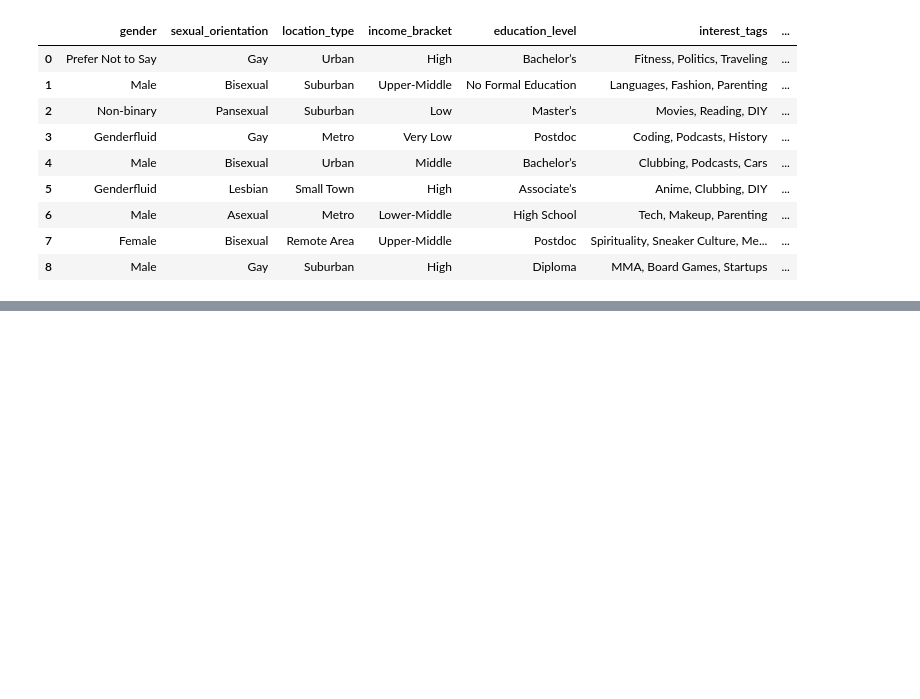
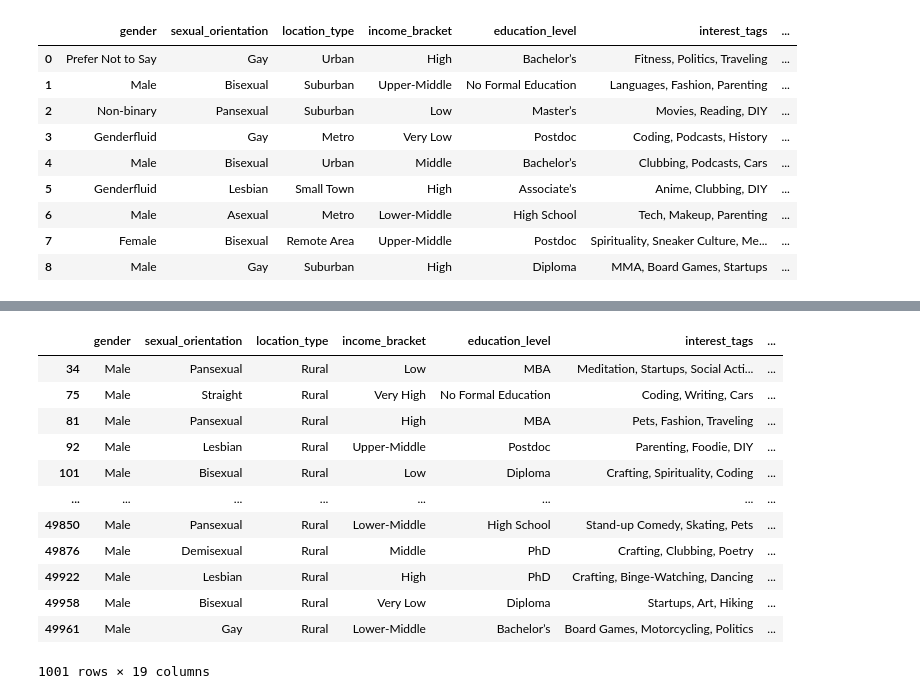
Before and after one commit to daksh-rajora/Gen-Ai, a Jupyter notebook: Machine Learning/PANDAS/DataFrame.ipynb, the cells around one changed output, grey strips where cells are left out. Drawn from its saved outputs; the diff is of its cells as text; code cells hidden in the pictures; blank space fills up the shorter version.

```diff
--- a/Machine Learning/PANDAS/DataFrame.ipynb
+++ b/Machine Learning/PANDAS/DataFrame.ipynb
@@ -690,0 +728,17 @@ df.iloc[0:9,0:7]
+# %%
+## Matches ---> Gender ---> Male,mutual_matches<20, location_type---> Rural
+df[(df['gender']=='Male') & (df['mutual_matches']<20) & (df['location_type']=='Rural')]
+# %% [output]
+|  | gender | sexual_orientation | location_type | income_bracket | education_level | interest_tags | ... |
+| 34 | Male | Pansexual | Rural | Low | MBA | Meditation, Startups, Social Acti... | ... |
+| 75 | Male | Straight | Rural | Very High | No Formal Education | Coding, Writing, Cars | ... |
+| 81 | Male | Pansexual | Rural | High | MBA | Pets, Fashion, Traveling | ... |
+| 92 | Male | Lesbian | Rural | Upper-Middle | Postdoc | Parenting, Foodie, DIY | ... |
+| 101 | Male | Bisexual | Rural | Low | Diploma | Crafting, Spirituality, Coding | ... |
+| ... | ... | ... | ... | ... | ... | ... | ... |
+| 49850 | Male | Pansexual | Rural | Lower-Middle | High School | Stand-up Comedy, Skating, Pets | ... |
+| 49876 | Male | Demisexual | Rural | Middle | PhD | Crafting, Clubbing, Poetry | ... |
+| 49922 | Male | Lesbian | Rural | High | PhD | Crafting, Binge-Watching, Dancing | ... |
+| 49958 | Male | Bisexual | Rural | Very Low | Diploma | Startups, Art, Hiking | ... |
+| 49961 | Male | Gay | Rural | Lower-Middle | Bachelor’s | Board Games, Motorcycling, Politics | ... |
+1001 rows × 19 columns
```
Also changed, not shown: parts of 38 cells of this notebook.
